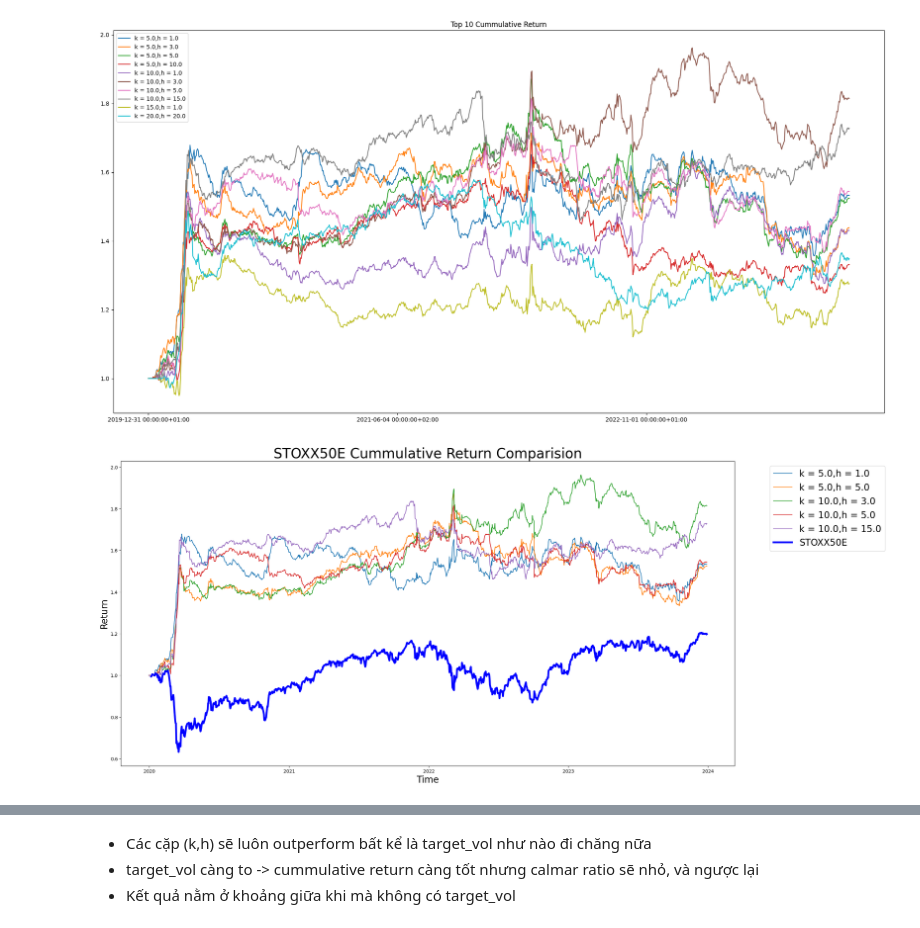
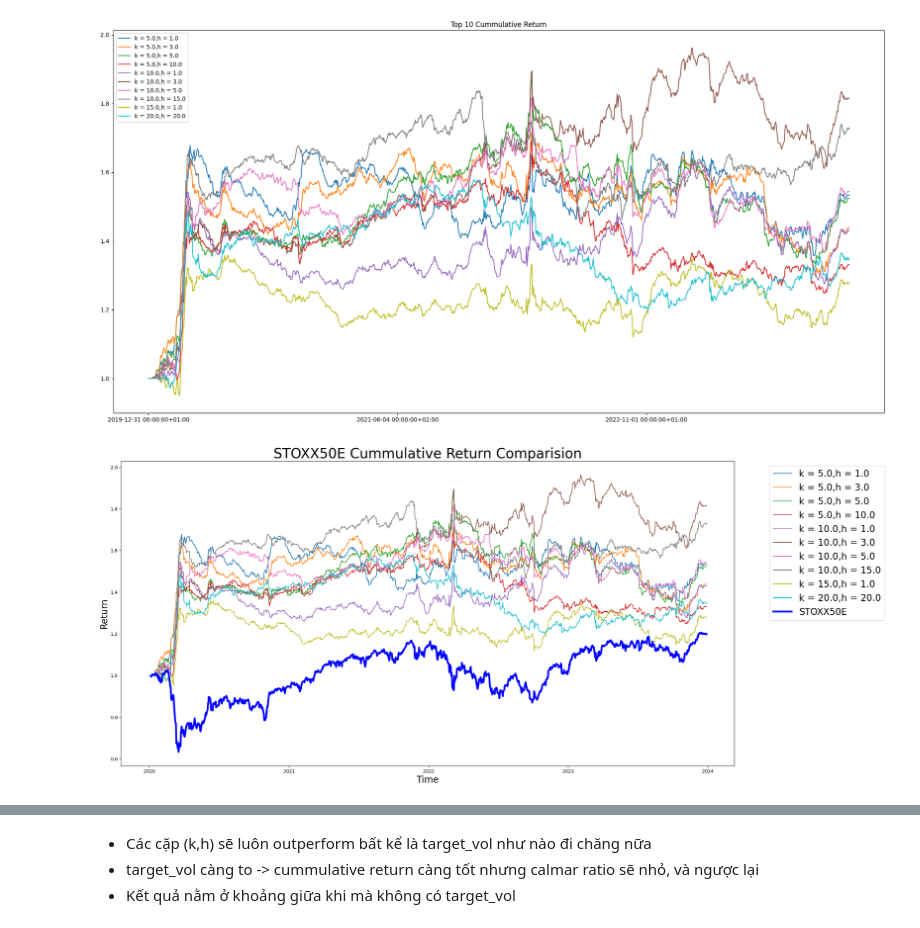
Before and after one commit to NotCodingWell/TSMOM, a Jupyter notebook: analysis.ipynb, the cells around one changed output, grey strips where cells are left out. Saved outputs shown, nothing was run; the diff lists cells and outputs as text; code cells hidden in the pictures.

```diff
--- a/analysis.ipynb
+++ b/analysis.ipynb
@@ -3,8 +3,13 @@ import pandas as pd
 import numpy as np
 import matplotlib.pyplot as plt
 import matplotlib.dates as mdates
+import seaborn as sns
+from matplotlib.colors import LinearSegmentedColormap
 
-FILE_PATH = "Main File/TSMOM/Data/target_vol = 0.4/pnl_k_h_0.4.csv"
+import warnings
+warnings.filterwarnings("ignore")
+
+FILE_PATH = "Data/target_vol = 0.4/pnl_k_h_0.4.csv"
 
 
 df  = pd.read_csv(FILE_PATH).drop(['Unnamed: 0'], axis = 1).sort_values(by = ['k','h']).reset_index(drop = True)
@@ -188,32 +245,32 @@ cummulative_return.columns = pd.to_datetime(cummulative_return.columns)
 # %%
 fig, ax = plt.subplots(figsize=(24, 12))
 
 benchmark = (EU_50+1).cumprod(axis = 1).loc['^STOXX50E']
 
-cummulative_return = (df.iloc[:,2:] + 1).cumprod(axis = 1).reset_index(drop= True).sort_values(by = ['2023-12-29 00:00:00+01:00'], ascending = False)[:5]
+cummulative_return = (df.iloc[:,2:] + 1).cumprod(axis = 1).reset_index(drop= True).sort_values(by = ['2023-12-29 00:00:00+01:00'], ascending = False)[:10]
 
 cummulative_return.columns = pd.to_datetime(cummulative_return.columns)
 
 for x in range(0,64):
     try:
         ax.plot(cummulative_return.loc[x], label = "k = " +str(df.loc[x]['k']) + ",h = "+ str(df.loc[x]['h']))
         ax.legend()
     except: pass
 
 ax.xaxis.set_major_locator(mdates.YearLocator())
 
 ax.plot(benchmark, color = 'Blue', linewidth = 4., label = 'STOXX50E')
 
 ax.legend(bbox_to_anchor=(1.05, 1), loc='upper left', fontsize = 20)
 
 ax.set_xlabel("Time", fontsize = 20)
 ax.set_ylabel("Return", fontsize = 20)
 
 
 plt.title('STOXX50E Cummulative Return Comparision', fontsize = 30)
 plt.show()
 # %% [output]
-[figure, old version]
+[figure, new version]
 # %%
 df_benchmark = pd.DataFrame()
 
```
Also changed, not shown: parts of 11 cells of this notebook, 1 other file.
